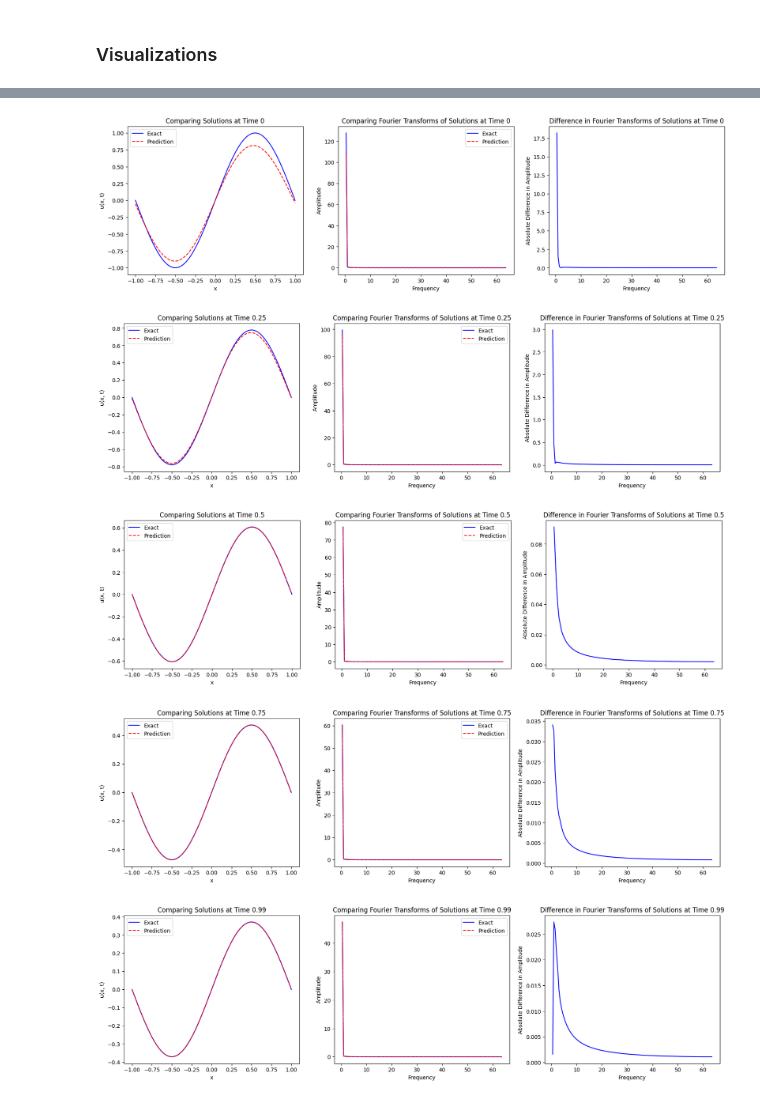
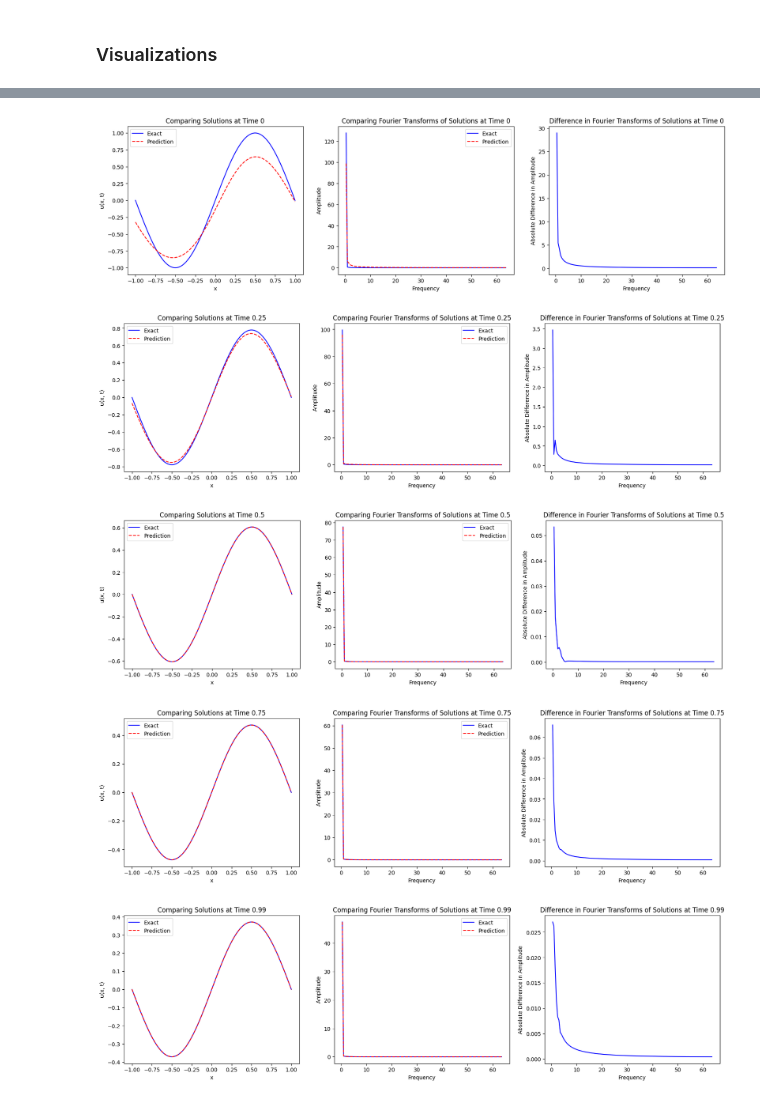
Before and after one commit to LFesser97/CS229-Final-Project, a Jupyter notebook: fourier_analyses/diffusion_fourier.ipynb, the cells around one changed output, grey strips where cells are left out. Drawn from its saved outputs; the diff is of its cells as text; code cells hidden in the pictures.

```diff
--- a/fourier_analyses/diffusion_fourier.ipynb
+++ b/fourier_analyses/diffusion_fourier.ipynb
@@ -142,18 +141,18 @@ def gen_testdata():
 # %% [markdown]
 ### Train Model
 # %%
-# import pickle
+import pickle
 
-# # train the model
-# model_preds = {}
+# train the model
+model_preds = {}
 
-# for iter in range(100):
-#   losshistory, train_state = model.train(iterations=500)
-#   X, y_true = gen_testdata()
-#   y_pred = model.predict(X)
-#   cur_iter = (iter + 1) * 500
-#   model_preds[cur_iter] = y_pred
+for iter in range(500):
+  losshistory, train_state = model.train(iterations=1000)
+  X, y_true = gen_testdata()
+  y_pred = model.predict(X)
+  cur_iter = (iter + 1) * 1000
+  model_preds[cur_iter] = y_pred
 
-# with open('model_preds_diffusion.pkl', 'wb') as f:
-#   pickle.dump(model_preds, f)
+with open('long_model_preds_diffusion.pkl', 'wb') as f:
+  pickle.dump(model_preds, f)
 # %% [output]
@@ -192,7 +191,7 @@ def get_fft(y, sampling_rate):
 
   return results
 # %%
-def compare_solutions(t, y_true, y_pred):
+def compare_solutions(t, y_true, y_pred, domain_len):
   start = int(256 * t * 100)
   end = start + 256
 
@@ -205,8 +204,8 @@ def compare_solutions(t, y_true, y_pred):
   ax0.set_xlabel("x")
   ax0.set_ylabel("u(x, t)")
 
-  true_freq, true_fourier = get_fft(y_true[start:end], 256/2)
-  pred_freq, pred_fourier = get_fft(y_pred[start:end], 256/2)
+  true_freq, true_fourier = get_fft(y_true[start:end], 256/domain_len)
+  pred_freq, pred_fourier = get_fft(y_pred[start:end], 256/domain_len)
   ax1.plot(true_freq, true_fourier, "b-", label="Exact")
   ax1.plot(pred_freq, pred_fourier, "r--", label="Prediction")
   ax1.legend()
@@ -280,6 +328,6 @@ import pickle
 # compare the true solution with the predicted solution
 X, y_true = gen_testdata()
 
-with open('model_preds_diffusion.pkl', 'rb') as f:
+with open('long_model_preds_diffusion.pkl', 'rb') as f:
     all_preds = pickle.load(f)
 # %%
@@ -297,12 +345,12 @@ plot_spectral_dynamics(all_preds, y_true, 0.99)
 # %%
-compare_solutions(0, y_true, all_preds[50000])
-compare_solutions(0.25, y_true, all_preds[50000])
-compare_solutions(0.5, y_true, all_preds[50000])
-compare_solutions(0.75, y_true, all_preds[50000])
-compare_solutions(0.99, y_true, all_preds[50000])
+compare_solutions(0, y_true, all_preds[500000], domain_len=2)
+compare_solutions(0.25, y_true, all_preds[500000], domain_len=2)
+compare_solutions(0.5, y_true, all_preds[500000], domain_len=2)
+compare_solutions(0.75, y_true, all_preds[500000], domain_len=2)
+compare_solutions(0.99, y_true, all_preds[500000], domain_len=2)
 # %% [output]
-[figure, old version]
+[figure, new version]
-[figure, old version]
+[figure, new version]
-[figure, old version]
+[figure, new version]
-[figure, old version]
+[figure, new version]
-[figure, old version]
+[figure, new version]
```
Also changed, not shown: parts of 7 cells of this notebook, 8 other files.
